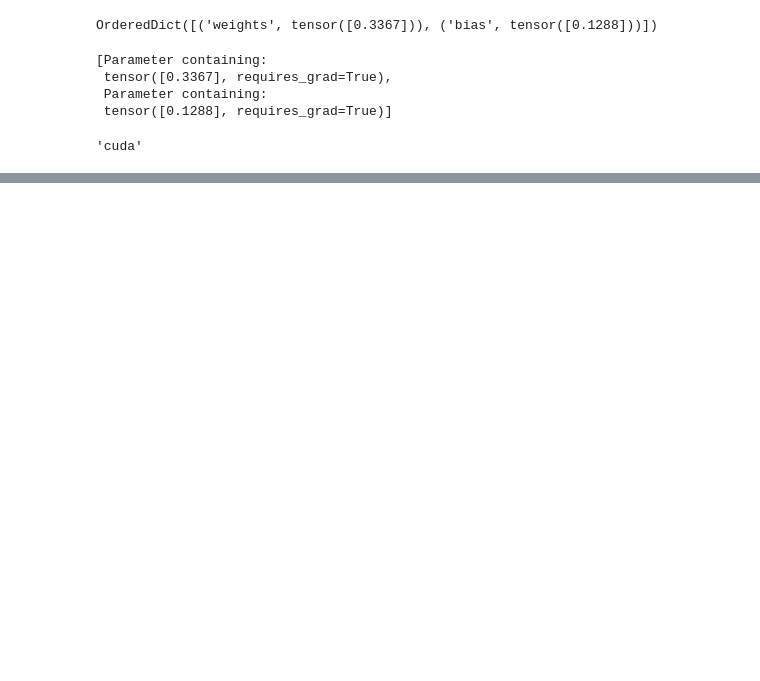
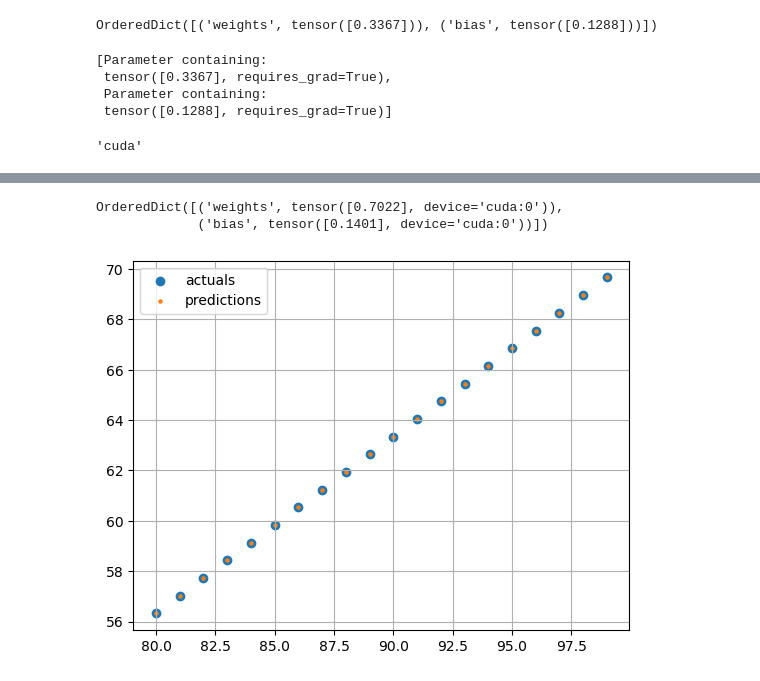
Before and after one commit to omdgit/pytorch-deep-learning, a Jupyter notebook: omd/01_linear_model.ipynb, the cells around one changed output, grey strips where cells are left out. Cells and saved outputs as stored; diff of their text form; code cells hidden in the pictures; blank space fills up the shorter version.

```diff
--- a/omd/01_linear_model.ipynb
+++ b/omd/01_linear_model.ipynb
@@ -192,0 +206,28 @@ list(model_linear.parameters())
+# %%
+from pathlib import Path
+
+MODEL_PATH = Path("models")
+MODEL_PATH.mkdir(parents=True, exist_ok=True)
+
+MODEL_NAME = "01_LinearRegressionV1.pth"
+MODEL_SAVE_PATH = MODEL_PATH / MODEL_NAME
+
+torch.save(obj=model_linear.state_dict(), f=MODEL_SAVE_PATH)
+# %%
+model_linear_loaded = LinearRegressionv1()
+model_linear_loaded.load_state_dict(torch.load(MODEL_SAVE_PATH))
+model_linear_loaded.to(device)
+model_linear_loaded.state_dict()
+# %% [output]
+OrderedDict([('weights', tensor([0.7022], device='cuda:0')),
+             ('bias', tensor([0.1401], device='cuda:0'))])
+# %%
+with torch.inference_mode():
+    y_preds_loaded_model = model_linear_loaded(X_test)
+# %%
+plt.scatter(X_test.cpu(), y_preds_loaded_model.cpu(), label="actuals")
+plt.scatter(X_test.cpu(), y_preds_loaded_model.cpu(), label="predictions", s=5)
+plt.grid(True)
+plt.legend();
+# %% [output]
+[figure, added]
```
Also changed, not shown: parts of 16 cells of this notebook, 2 other files.
